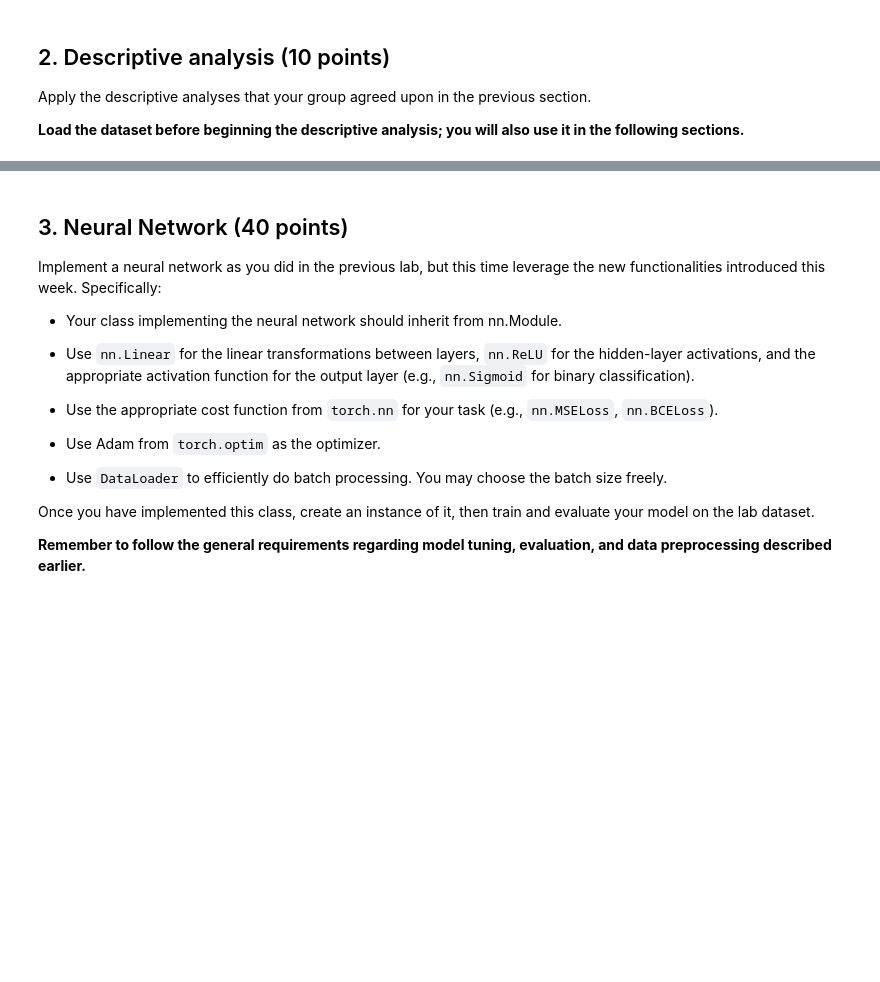
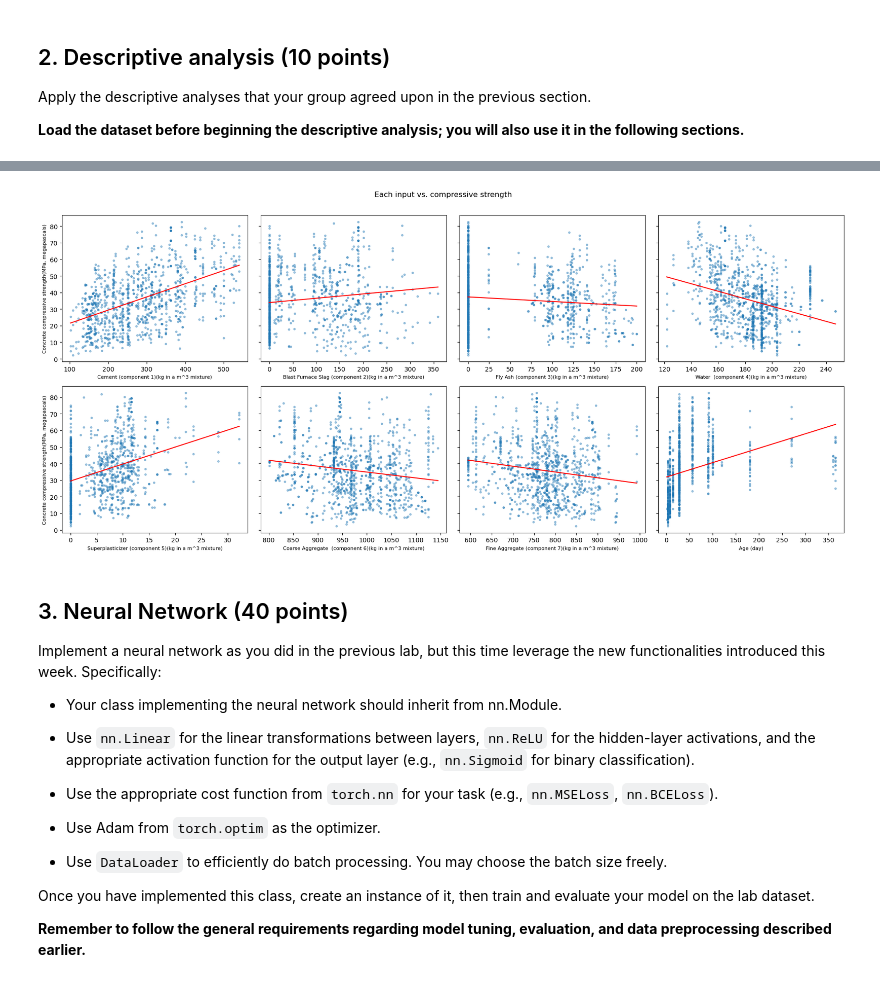
Before and after one commit to alibpowell/ML4021-Group, a Jupyter notebook: 05-neural-networks-real-data.ipynb, the cells around one changed output, grey strips where cells are left out. Saved outputs shown, nothing was run; the diff lists cells and outputs as text; code cells hidden in the pictures; blank space fills up the shorter version.

```diff
--- a/05-neural-networks-real-data.ipynb
+++ b/05-neural-networks-real-data.ipynb
@@ -111,3 +146,19 @@ Input shape- (1030, 8) Target shape: (1030,)
+# %%
+# Scatterplots
+fig, axes = plt.subplots(2, 4, figsize=(18, 8), sharey=True)
+for ax, col in zip(axes.ravel(), feature_names):
+    ax.scatter(concrete[col], concrete[target_name], s=8, alpha=0.4)
+    slope, intercept = np.polyfit(concrete[col], concrete[target_name], 1)
+    xs = np.linspace(concrete[col].min(), concrete[col].max(), 100)
+    ax.plot(xs, slope * xs + intercept, color="red", linewidth=1.5)
+    ax.set_xlabel(col, fontsize=8)
+for ax in axes[:, 0]:
+    ax.set_ylabel(target_name, fontsize=8)
+plt.suptitle("Each input vs. compressive strength", y=1.01)
+plt.tight_layout()
+plt.show()
+# %% [output]
+[figure, added]
 # %% [markdown]
 ## 3. Neural Network (40 points)
 
```
Also changed, not shown: parts of 9 cells of this notebook.
